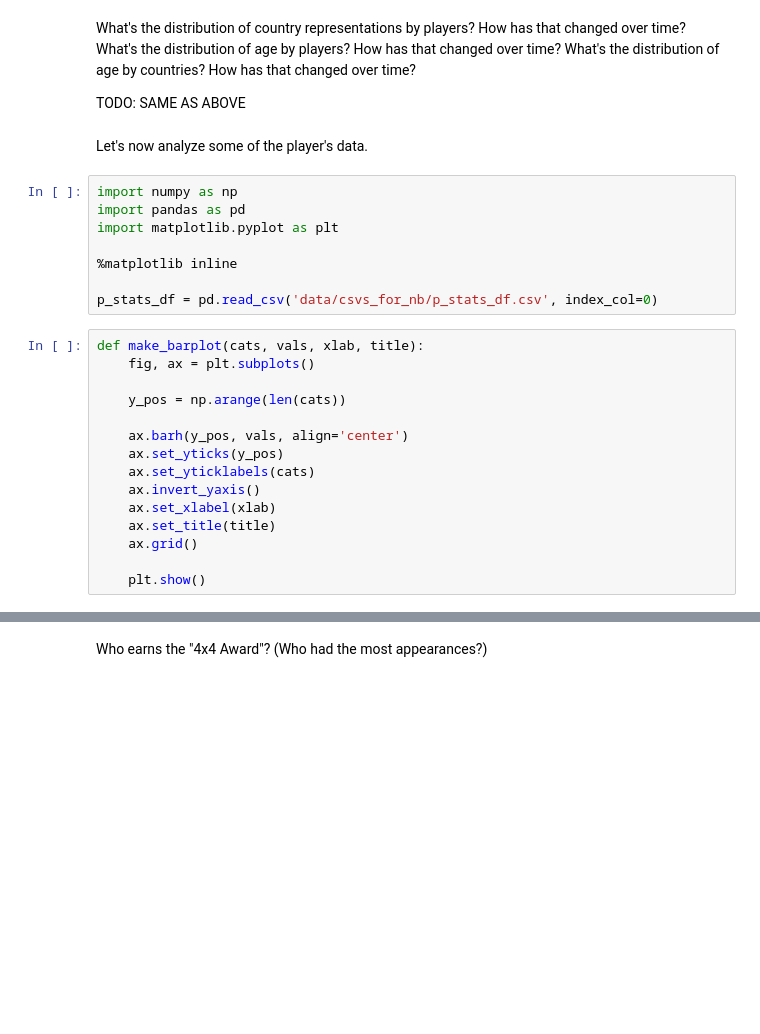
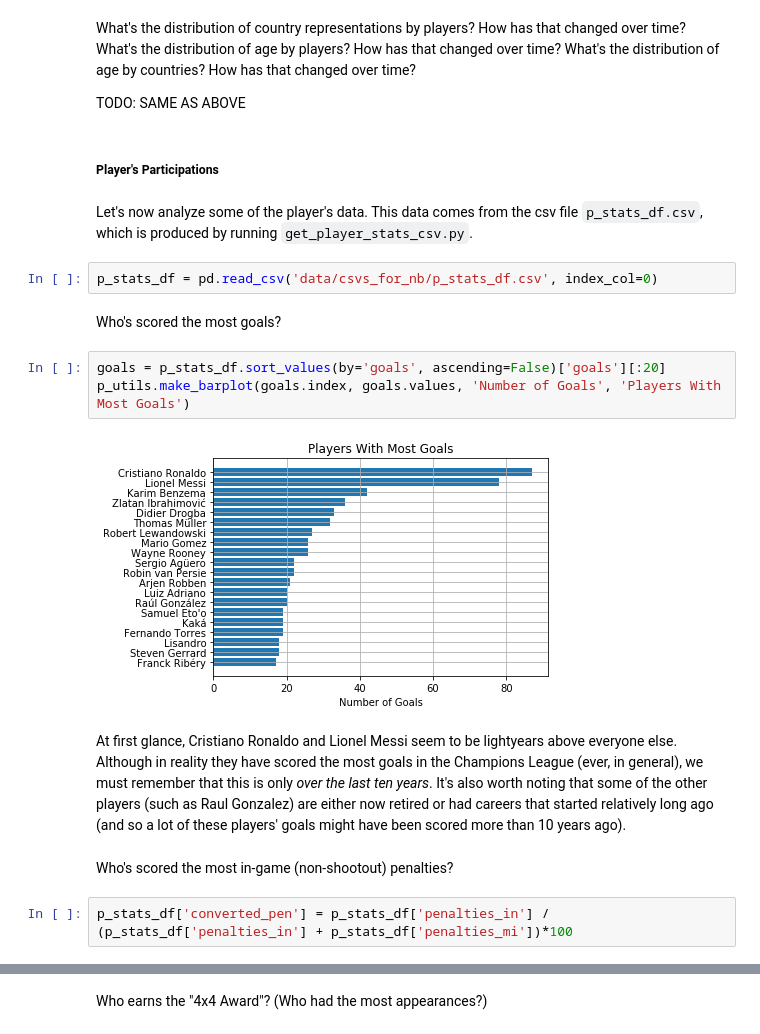
Before and after one commit to ia2221/EDAV_Project, a Jupyter notebook: ia2221_project.ipynb, the cells around one changed output, grey strips where cells are left out. Saved outputs shown, nothing was run; the diff lists cells and outputs as text; blank space fills up the shorter version.

```diff
--- a/ia2221_project.ipynb
+++ b/ia2221_project.ipynb
@@ -75,28 +86,22 @@ What's the distribution of age by players? How has that changed over time?
 What's the distribution of age by countries? How has that changed over time?
 
 TODO: SAME AS ABOVE
+# %% [markdown]
+##### Player's Participations
 # %% [markdown]
-Let's now analyze some of the player's data.
+Let's now analyze some of the player's data. This data comes from the csv file `p_stats_df.csv`, which is produced by running `get_player_stats_csv.py`.
 # %%
-import numpy as np
-import pandas as pd
-import matplotlib.pyplot as plt
-
-%matplotlib inline
-
 p_stats_df = pd.read_csv('data/csvs_for_nb/p_stats_df.csv', index_col=0)
-# %%
-def make_barplot(cats, vals, xlab, title):
-    fig, ax = plt.subplots()
-
-    y_pos = np.arange(len(cats))
-
-    ax.barh(y_pos, vals, align='center')
-    ax.set_yticks(y_pos)
-    ax.set_yticklabels(cats)
-    ax.invert_yaxis()
-    ax.set_xlabel(xlab)
-    ax.set_title(title)
-    ax.grid()
-
-    plt.show()
+# %% [markdown]
+Who's scored the most goals?
+# %%
+goals = p_stats_df.sort_values(by='goals', ascending=False)['goals'][:20]
+p_utils.make_barplot(goals.index, goals.values, 'Number of Goals', 'Players With Most Goals')
+# %% [output]
+[figure, added]
+# %% [markdown]
+At first glance, Cristiano Ronaldo and Lionel Messi seem to be lightyears above everyone else. Although in reality they have scored the most goals in the Champions League (ever, in general), we must remember that this is only *over the last ten years*. It's also worth noting that some of the other players (such as Raul Gonzalez) are either now retired or had careers that started relatively long ago (and so a lot of these players' goals might have been scored more than 10 years ago).
+# %% [markdown]
+Who's scored the most in-game (non-shootout) penalties?
+# %%
+p_stats_df['converted_pen'] = p_stats_df['penalties_in'] / (p_stats_df['penalties_in'] + p_stats_df['penalties_mi'])*100
```
Also changed, not shown: parts of 53 cells of this notebook, 8 other files.
